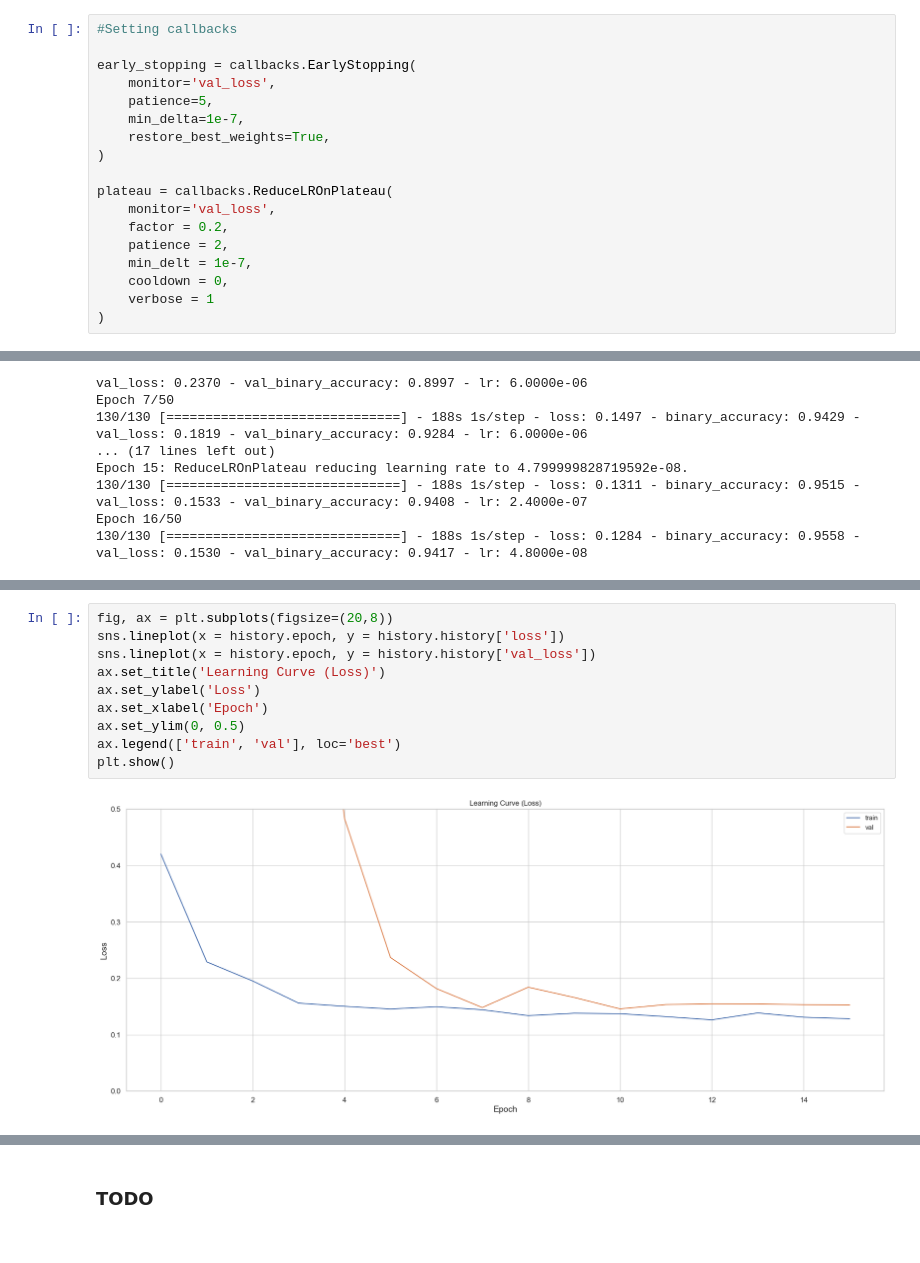
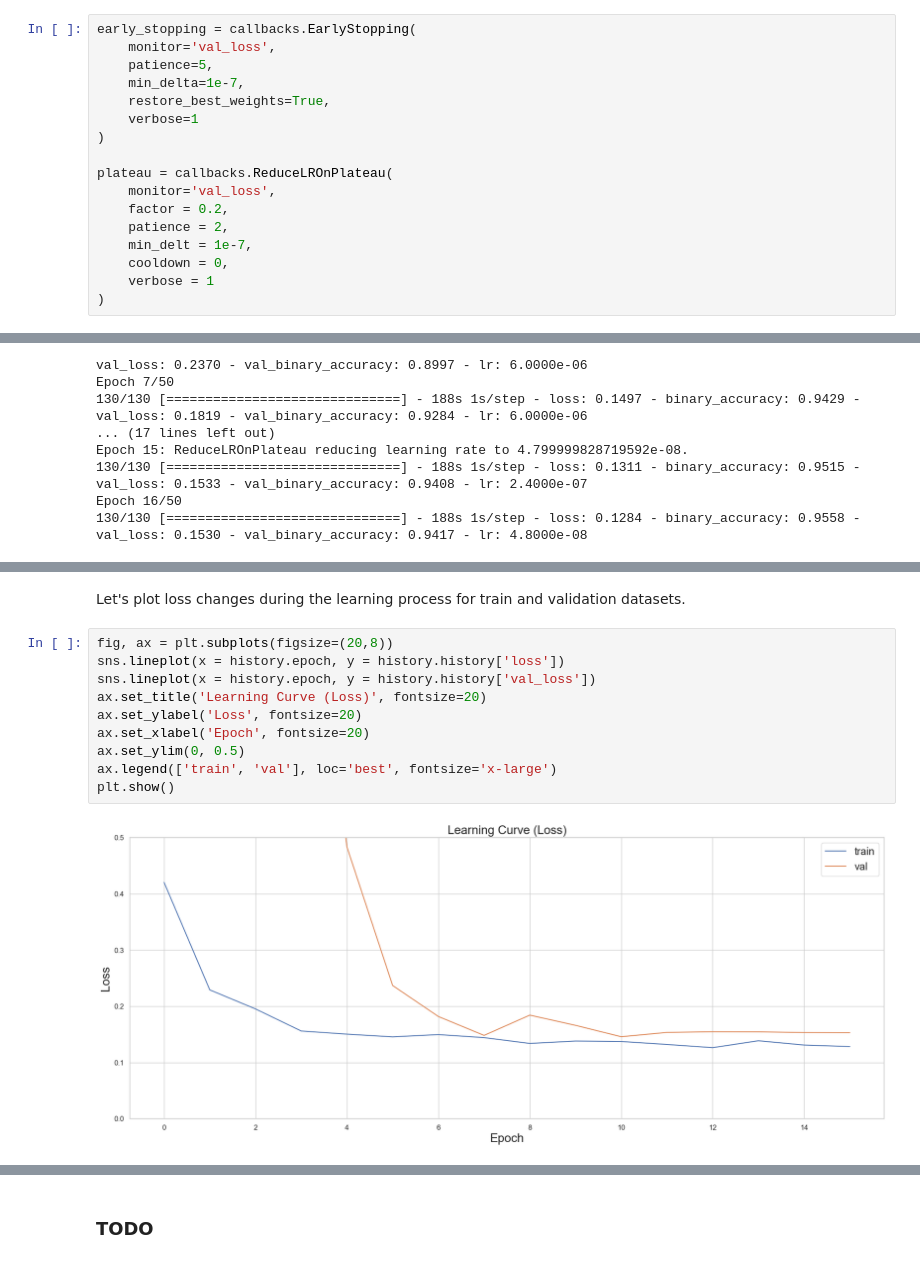
Before and after one commit to P-Pikula/Chest-X-Rays-Analysis, a Jupyter notebook: Chest-X-Rays-Analysis.ipynb, the cells around one changed output, grey strips where cells are left out. Saved outputs shown, nothing was run; the diff lists cells and outputs as text.

```diff
--- a/Chest-X-Rays-Analysis.ipynb
+++ b/Chest-X-Rays-Analysis.ipynb
@@ -321,11 +339,10 @@ Found 1047 validated image filenames belonging to 2 classes.
 # %%
-#Setting callbacks
-
 early_stopping = callbacks.EarlyStopping(
     monitor='val_loss',
     patience=5,
     min_delta=1e-7,
     restore_best_weights=True,
+    verbose=1
 )
 
 plateau = callbacks.ReduceLROnPlateau(
@@ -430,12 +457,14 @@ Epoch 16/50
+# %% [markdown]
+Let's plot loss changes during the learning process for train and validation datasets.
 # %%
 fig, ax = plt.subplots(figsize=(20,8))
 sns.lineplot(x = history.epoch, y = history.history['loss'])
 sns.lineplot(x = history.epoch, y = history.history['val_loss'])
-ax.set_title('Learning Curve (Loss)')
-ax.set_ylabel('Loss')
-ax.set_xlabel('Epoch')
+ax.set_title('Learning Curve (Loss)', fontsize=20)
+ax.set_ylabel('Loss', fontsize=20)
+ax.set_xlabel('Epoch', fontsize=20)
 ax.set_ylim(0, 0.5)
-ax.legend(['train', 'val'], loc='best')
+ax.legend(['train', 'val'], loc='best', fontsize='x-large')
 plt.show()
 # %% [output]
-[figure, old version]
+[figure, new version]
```
Also changed, not shown: parts of 24 cells of this notebook.
